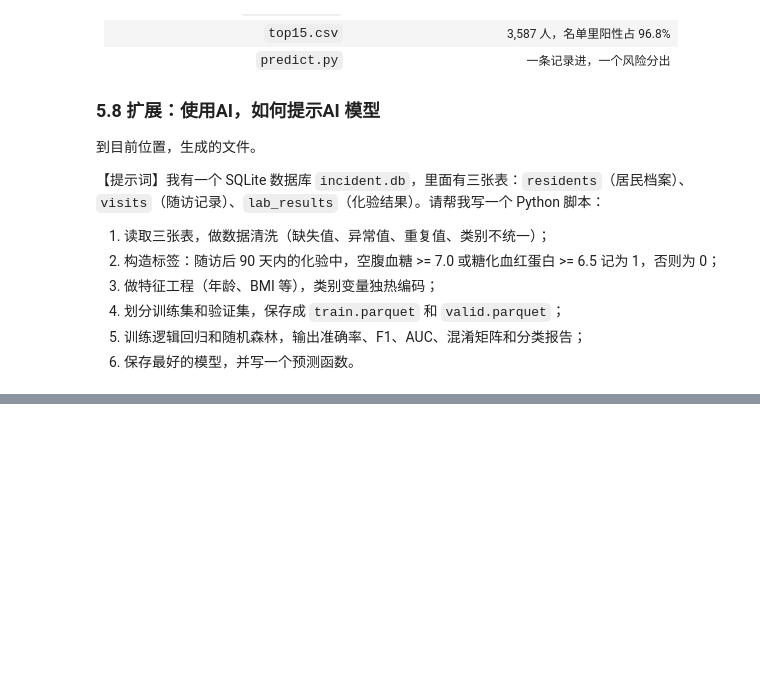
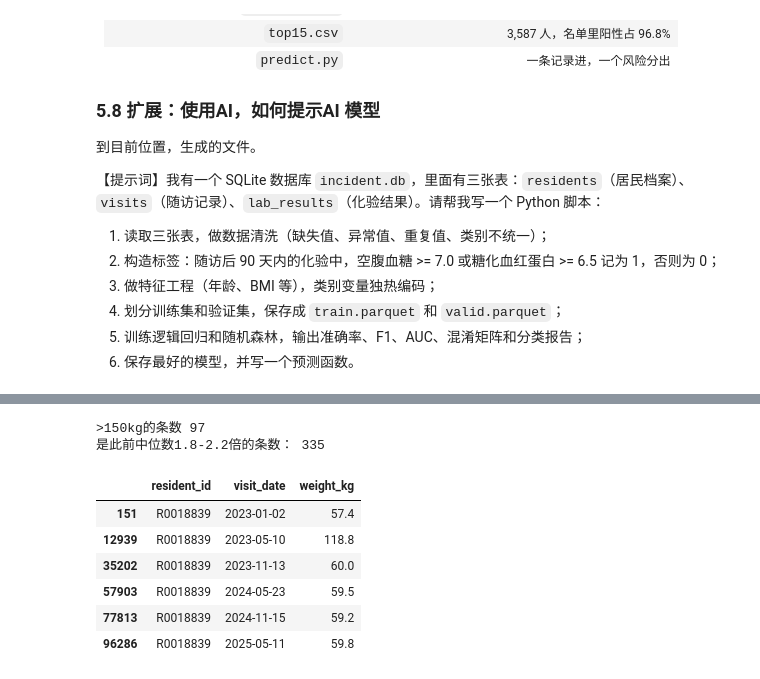
Before and after one commit to LXK-lxk-0218/Community-diabetes-risk-screening, a Jupyter notebook: notebooks/第0阶段.ipynb, the cells around one changed output, grey strips where cells are left out. Saved outputs shown, nothing was run; the diff lists cells and outputs as text; code cells hidden in the pictures; blank space fills up the shorter version.

```diff
--- a/notebooks/第0阶段.ipynb
+++ b/notebooks/第0阶段.ipynb
@@ -628,0 +807,40 @@ print('best',best)
+# %%
+# 打开sqlite数据库连接，自动管理连接，结束后自动关闭
+with sqlite3.connect(DB) as conn:
+    # 读取随访表：居民ID、随访日期、体重kg；同时把随访日期自动解析成时间格式
+    raw = pd.read_sql("select resident_id,visit_date,weight_kg from visits",conn,parse_dates=['visit_date'])
+
+# 按照居民id、随访日期排序，保证同一个人的随访记录按时间先后排列
+raw.sort_values(['resident_id','visit_date'])
+# 按居民分组，对体重字段做计算
+# shift()：取上一条记录（也就是本次之前的历史数据）
+# expanding()：滚动扩展，只使用【当前时刻之前】的所有历史数据
+# median()：求前面所有历史体重的中位数
+# transform：计算结果和原表行数对齐，返回给每一行
+prior = (raw.groupby('resident_id')['weight_kg']
+         .transform(lambda s: s.shift().expanding().median()))
+
+# 统计：体重高于150kg的记录一共有多少条
+print(">150kg的条数",(raw['weight_kg']>150).sum())
+
+# 统计：当前体重 ÷ 历史中位数，落在1.8~2.2之间的记录条数
+# 业务含义：体重差不多是历史的2倍，大概率是【录入时单位搞错：把斤当成kg录入】
+print('是此前中位数1.8-2.2倍的条数：',
+(raw['weight_kg']/prior).between(1.8,2.2).sum())
+
+# 构造筛选条件：体重是历史中位数的1.8~2.2倍，并且本身数值<150
+# 这类是典型：按斤录入，但数值又没到150，单纯靠>150的规则抓不到
+jin = (raw['weight_kg']/prior).between(1.8,2.2) & (raw['weight_kg']<150)
+
+# 取出第一条符合上面条件的居民ID，把这个人的全部随访记录打印出来，用来人工核查
+raw[raw['resident_id']==raw.loc[jin,'resident_id'].iloc[0]]
+# %% [output]
+>150kg的条数 97
+是此前中位数1.8-2.2倍的条数： 335
+|  | resident_id | visit_date | weight_kg |
+| 151 | R0018839 | 2023-01-02 | 57.4 |
+| 12939 | R0018839 | 2023-05-10 | 118.8 |
+| 35202 | R0018839 | 2023-11-13 | 60.0 |
+| 57903 | R0018839 | 2024-05-23 | 59.5 |
+| 77813 | R0018839 | 2024-11-15 | 59.2 |
+| 96286 | R0018839 | 2025-05-11 | 59.8 |
```
Also changed, not shown: parts of 19 cells of this notebook.
